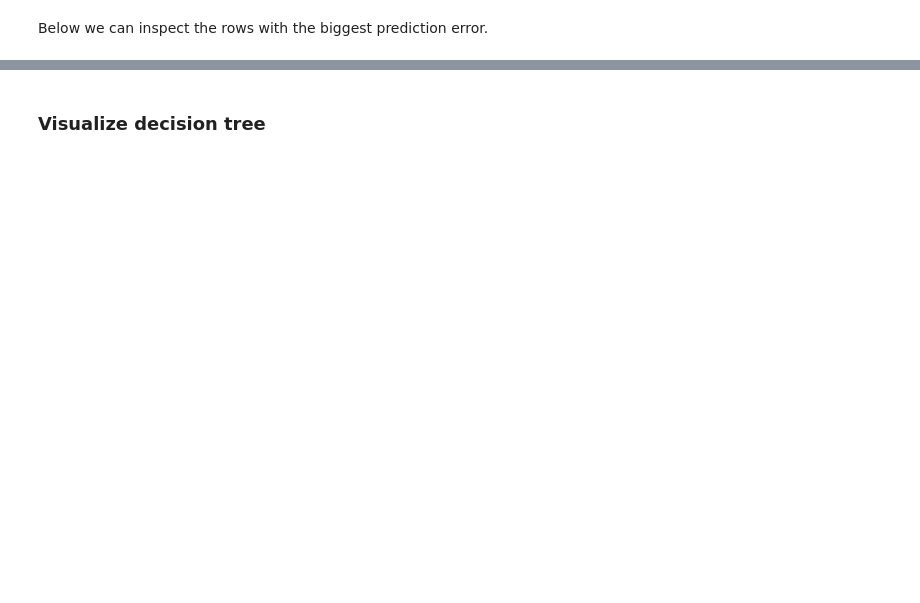
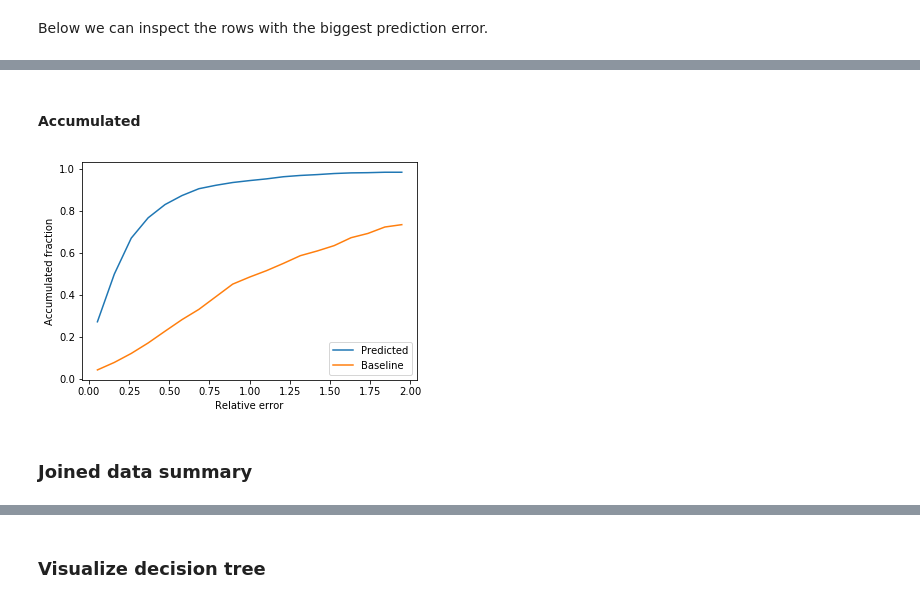
Before and after one commit to rpagliuca/amazon-copurchased-data-science, a Jupyter notebook: price_1_basic_analysis.ipynb, the cells around one changed output, grey strips where cells are left out. Drawn from its saved outputs; the diff is of its cells as text; code cells hidden in the pictures; blank space fills up the shorter version.

```diff
--- a/price_1_basic_analysis.ipynb
+++ b/price_1_basic_analysis.ipynb
@@ -421,0 +544,22 @@ predicted_df.describe()
+# %% [markdown]
+#### Accumulated
+# %%
+def accumulated_distribution(histogram):
+    accumulated = []
+    total = 0
+    for value in histogram:
+        total += value
+        accumulated.append(total)
+    return accumulated
+
+
+plt.plot(centers, accumulated_distribution(normalized_hist_predicted), label='Predicted')
+plt.plot(centers, accumulated_distribution(normalized_hist_baseline), label='Baseline')
+plt.xlabel('Relative error')
+plt.ylabel('Accumulated fraction')
+plt.legend(loc='lower right')
+plt.show()
+# %% [output]
+[figure, added]
+# %% [markdown]
+### Joined data summary
```
Also changed, not shown: parts of 34 cells of this notebook, 5 other files.
